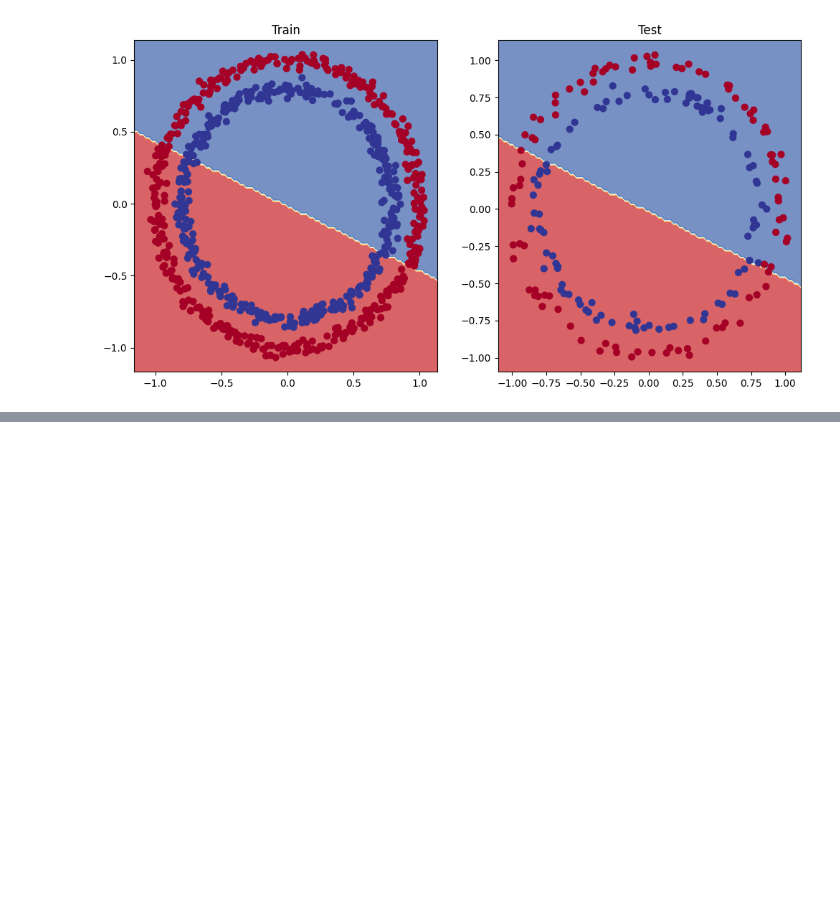
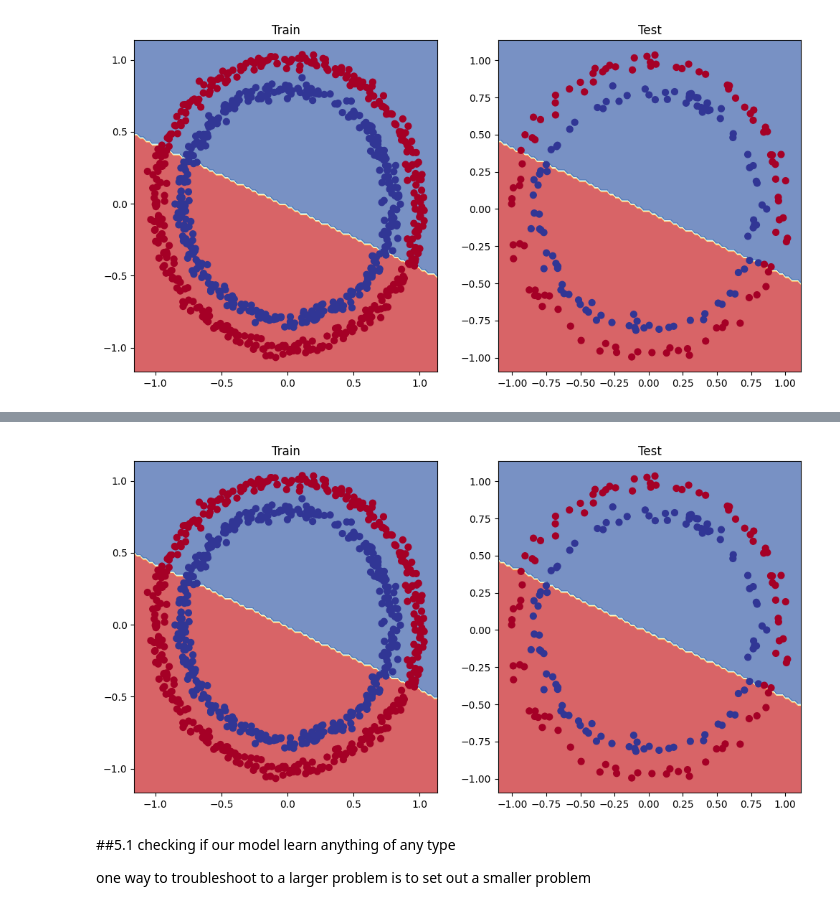
Before and after one commit to Manav010203/Quiz, a Jupyter notebook: 02_pytorch_classfication.ipynb, the cells around one changed output, grey strips where cells are left out. Drawn from its saved outputs; the diff is of its cells as text; code cells hidden in the pictures; blank space fills up the shorter version.

```diff
--- a/02_pytorch_classfication.ipynb
+++ b/02_pytorch_classfication.ipynb
@@ -464,0 +473,14 @@ plot_decision_boundary(model_0,X_test,y_test)
+# %%
+class CircleModelV1(nn.Module):
+  def __init__(self):
+    super().__init__()
+    self.layer_1 = nn.Linear(in_features=2,out_features=10)
+    self.layer_2 = nn.Linear(in_features=10,out_features=10)
+    self.layer_3 = nn.Linear(in_features=10,out_features=1)
+
+  def forward(self,x):
+    return self.layer_3(self.layer_2(self.layer_1(x)))
+
+
+model_1 = CircleModelV1()
+model_1
@@ -464,0 +493,6 @@ plot_decision_boundary(model_0,X_test,y_test)
+# %%
+# Create a loss function
+loss_fn =nn.BCEWithLogitsLoss()
+
+#Create an optimizer
+optimizer = torch.optim.SGD(params=model_1.parameters(),lr=0.1)
@@ -464,0 +553,15 @@ plot_decision_boundary(model_0,X_test,y_test)
+# %%
+#plot the decision boundary
+plt.figure(figsize=(12,6))
+plt.subplot(1,2,1)
+plt.title("Train")
+plot_decision_boundary(model_1,X_train,y_train)
+plt.subplot(1,2,2)
+plt.title("Test")
+plot_decision_boundary(model_1,X_test,y_test)
+# %% [output]
+[figure, added]
+# %% [markdown]
+##5.1 checking if our model learn anything of any type
+
+one way to troubleshoot to a larger problem is to set out a smaller problem
```
Also changed, not shown: parts of 21 cells of this notebook.
